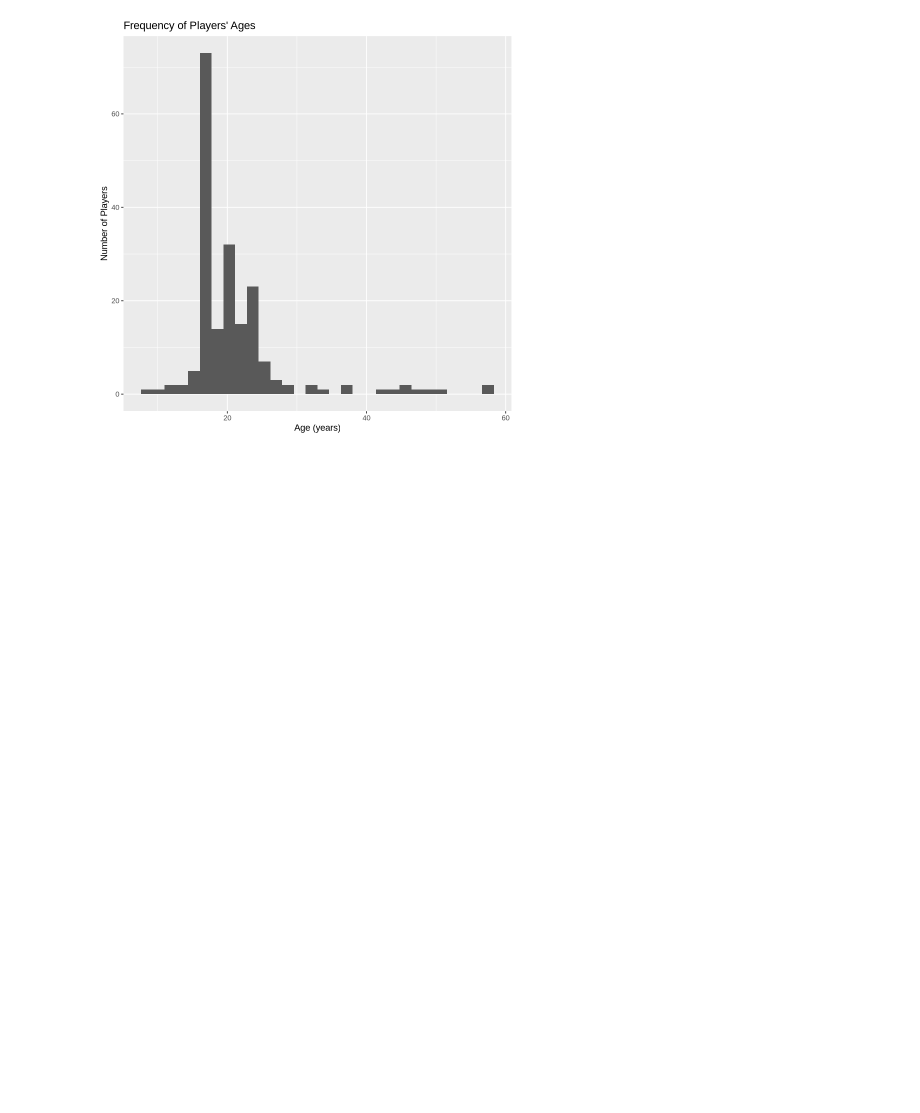
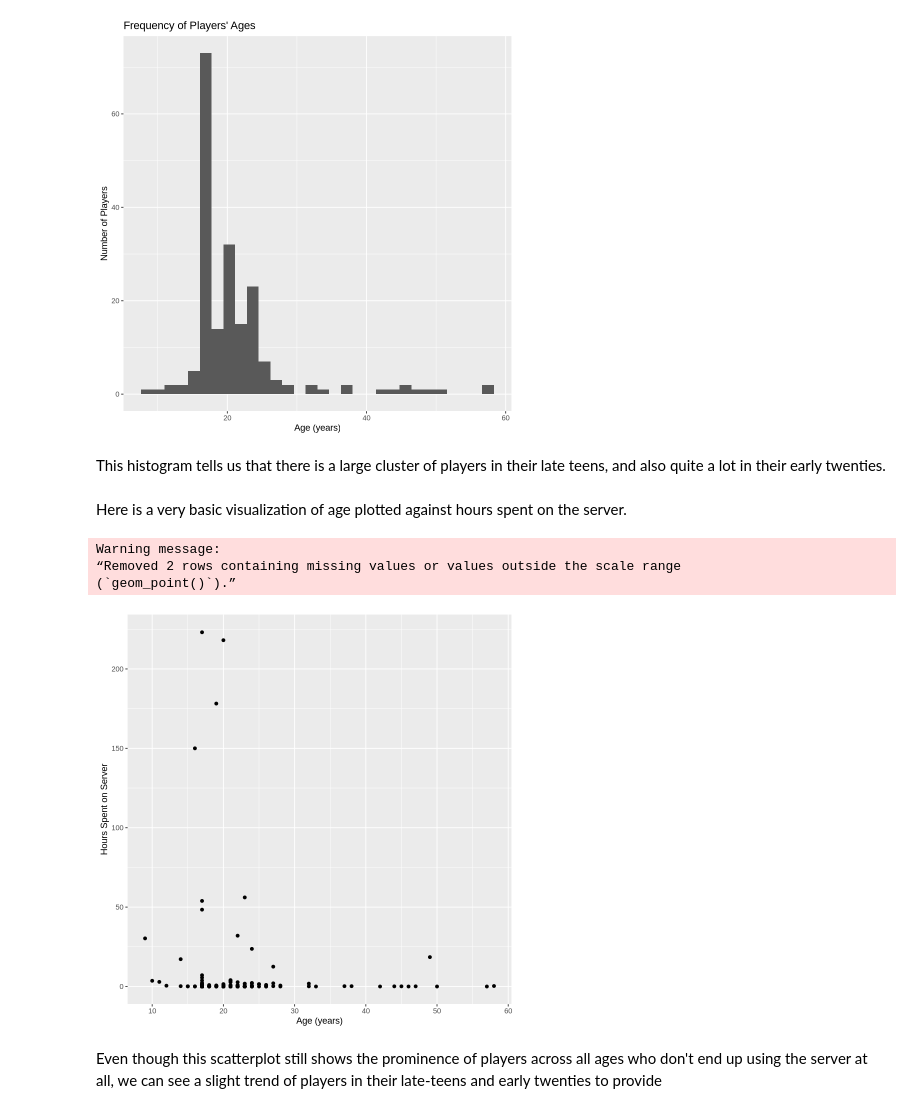
Before and after one commit to pwanger/individual_planning_report, a Jupyter notebook: individual_planning.ipynb, the cells around one changed output. Cells and saved outputs as stored; diff of their text form; code cells hidden in the pictures; blank space fills up the shorter version.

Commit message:
Exploratory modeling
Added Age vs Time scatterplot and analysis, identifying surface-level relationships

```diff
--- a/individual_planning.ipynb
+++ b/individual_planning.ipynb
@@ -138,0 +137,17 @@ This histogram tells us that
+# %% [markdown]
+This histogram tells us that there is a large cluster of players in their late teens, and also quite a lot in their early twenties.
+# %% [markdown]
+Here is a very basic visualization of age plotted against hours spent on the server.
+# %%
+age_vs_hrs <- players |>
+ggplot(aes(x = Age, y = played_hours)) +
+geom_point() +
+labs(x = "Age (years)", y = "Hours Spent on Server")
+age_vs_hrs
+# %% [output]
+Warning message:
+“Removed 2 rows containing missing values or values outside the scale range
+(`geom_point()`).”
+[figure, added]
+# %% [markdown]
+Even though this scatterplot still shows the prominence of players across all ages who don't end up using the server at all, we can see a slight trend of players in their late-teens and early twenties to provide
```
Also changed, not shown: parts of 2 cells of this notebook.
